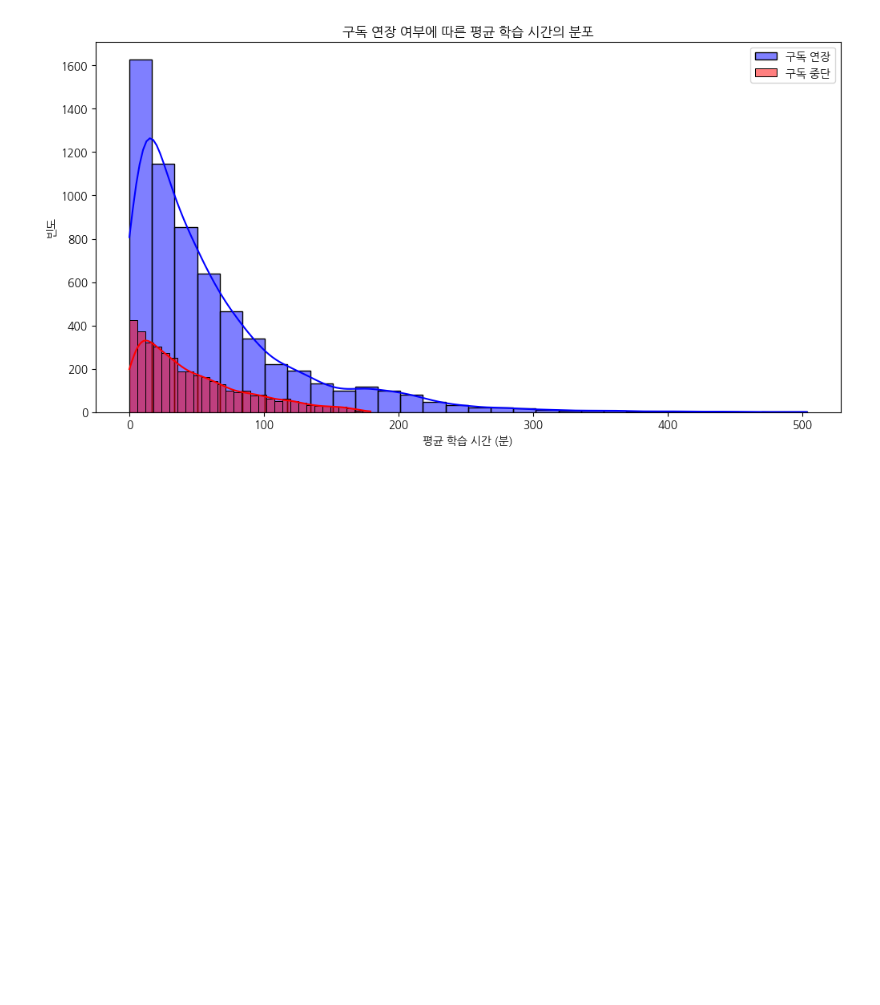
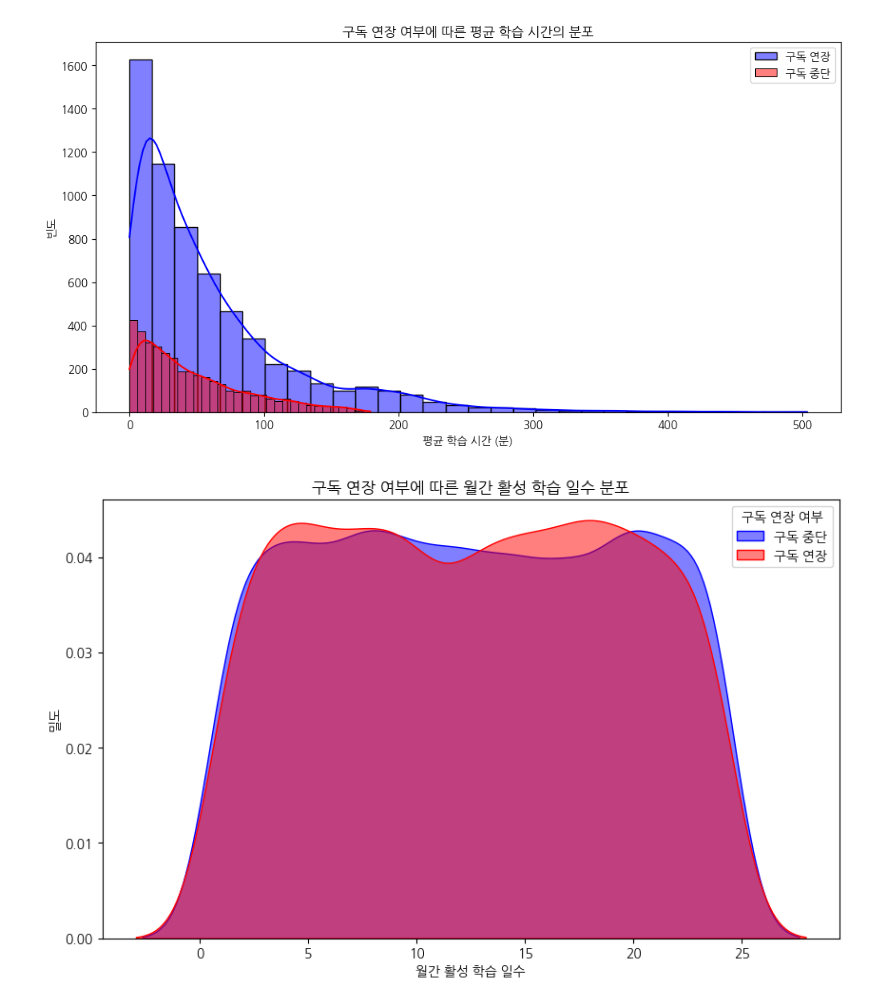
Before and after one commit to youngho-chae/wassup3, a Jupyter notebook: 05_Data_Analysis/DA_Mini_Project.ipynb, the cells around one changed output. Saved outputs shown, nothing was run; the diff lists cells and outputs as text; code cells hidden in the pictures; blank space fills up the shorter version.

```diff
--- a/05_Data_Analysis/DA_Mini_Project.ipynb
+++ b/05_Data_Analysis/DA_Mini_Project.ipynb
@@ -317,3 +317,17 @@ plt.legend()
 plt.show()
 # %% [output]
 [figure]
+# %%
+# monthly_active_learning_days의 분포에 따른 구독 연장 여부 시각화
+plt.figure(figsize=(10, 6))
+
+# KDE 플롯: 구독 연장 여부에 따른 monthly_active_learning_days의 분포
+sns.kdeplot(data=mini, x='monthly_active_learning_days', hue='target', fill=True, common_norm=False, palette={0: 'red', 1: 'blue'}, alpha=0.5)
+
+plt.title('구독 연장 여부에 따른 월간 활성 학습 일수 분포')
+plt.xlabel('월간 활성 학습 일수')
+plt.ylabel('밀도')
+plt.legend(title='구독 연장 여부', labels=['구독 중단', '구독 연장'])
+plt.show()
+# %% [output]
+[figure, added]
```
Also changed, not shown: parts of 16 cells of this notebook.
